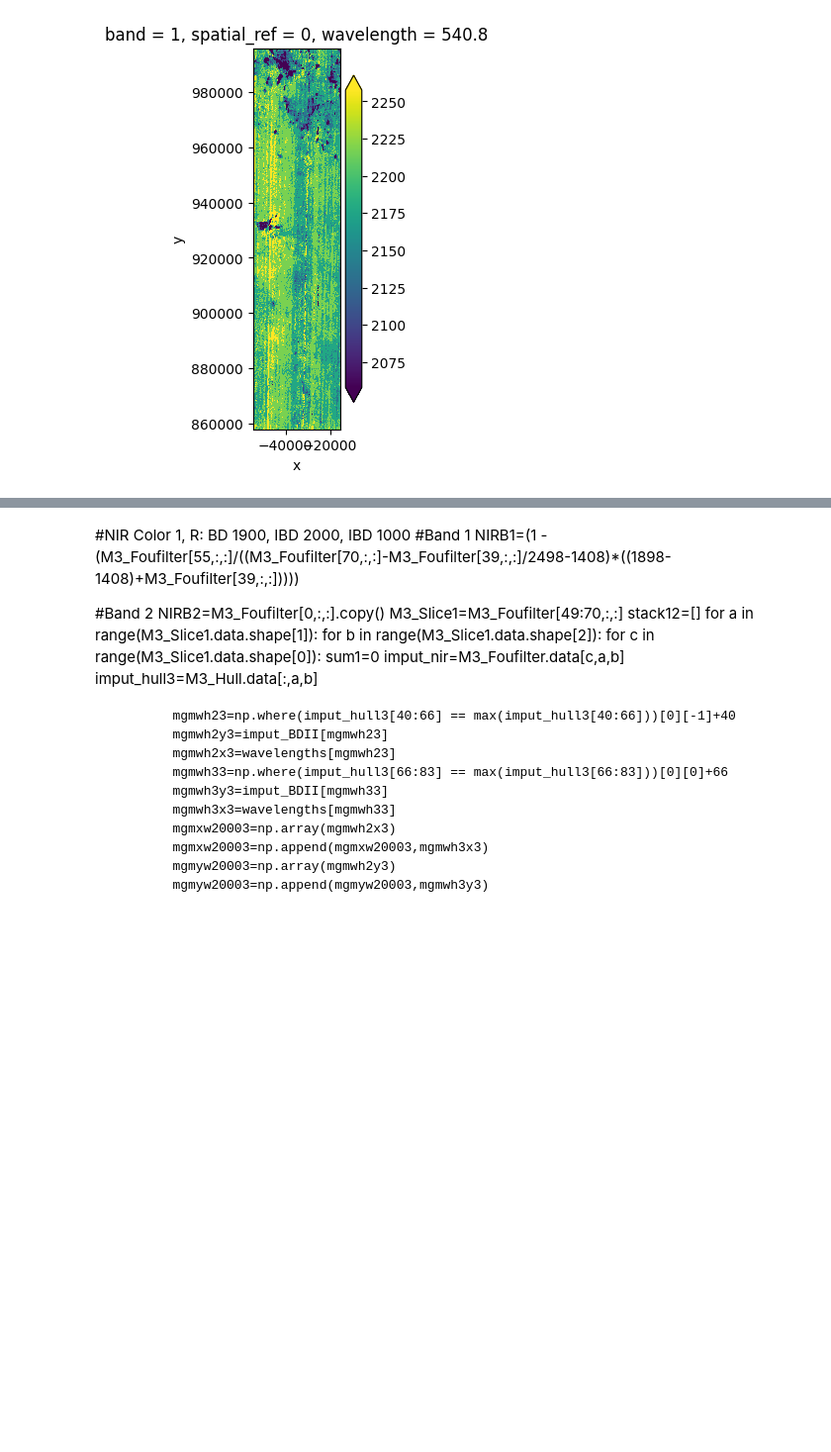
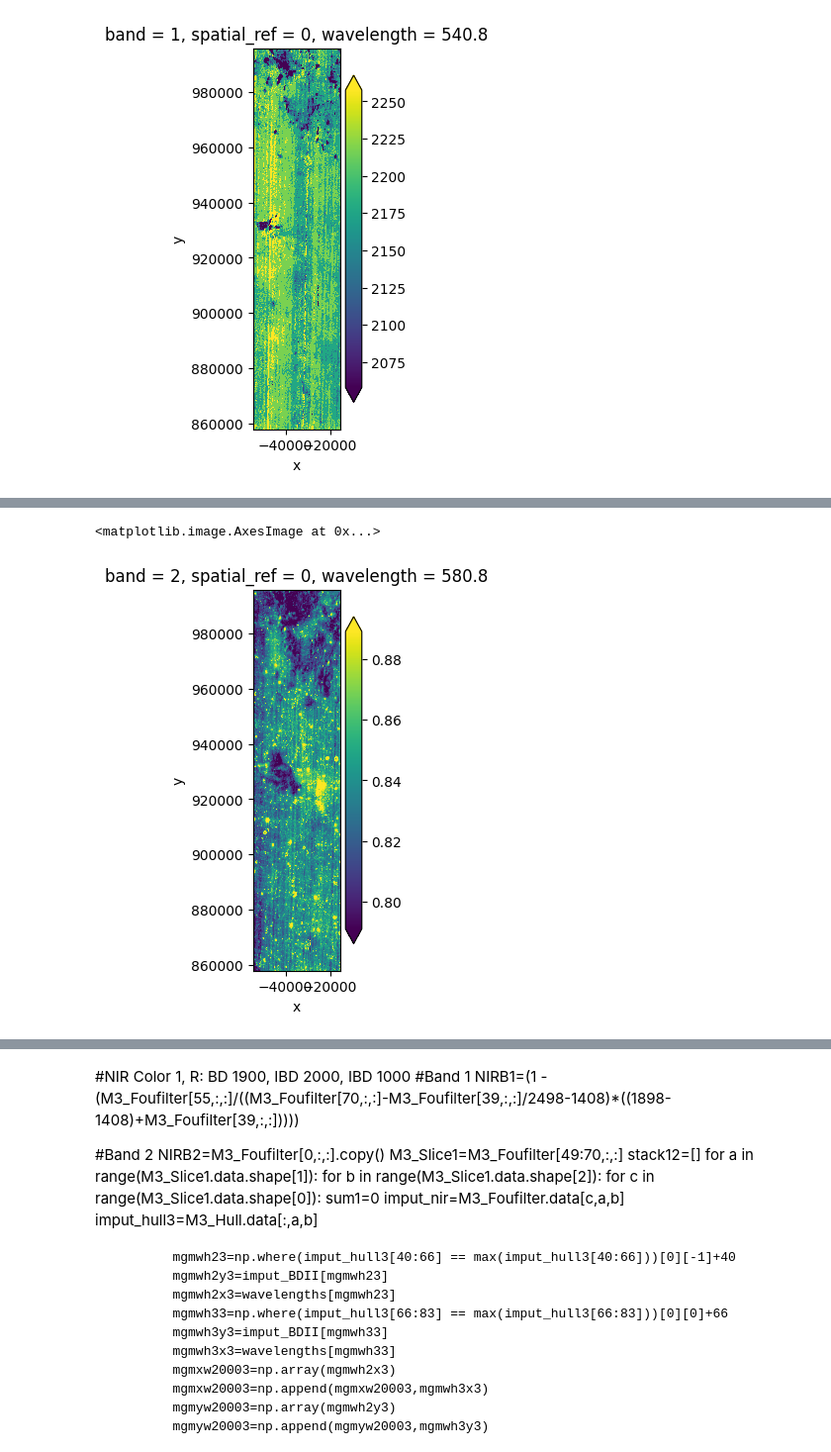
Before and after one commit to Javierunal16/MoonIndex, a Jupyter notebook: scripts/M3_Indexes.ipynb, the cells around one changed output, grey strips where cells are left out. Shown at 99% size. Saved outputs shown, nothing was run; the diff lists cells and outputs as text; code cells hidden in the pictures; blank space fills up the shorter version.

```diff
--- a/scripts/M3_Indexes.ipynb
+++ b/scripts/M3_Indexes.ipynb
@@ -278,9 +165,9 @@ SSBI.rio.to_raster(f'{path_results}/M3_{target}_SSBI.tif')
 # %%
-#Clem R: R750 nm/R540 nm, G:,R750 nm/R1000 nm, B:R540nm/R750 nm
-B1=M3_Foufilter[6,:,:]/M3_Foufilter[0,:,:]
-B2=M3_Foufilter[6,:,:]/M3_Foufilter[19,:,:]
-B3=M3_Foufilter[0,:,:]/M3_Foufilter[6,:,:]
-CLEM=M3_Foufilter[0:3,:,:].copy()
-CLEM.data=np.dstack((B1,B2,B3)).transpose(2,0,1)
-CLEM.rio.to_raster(f'{path_results}/M3_{target}_CLEM.tif')
+#Clementine-like RGB. R: R750 nm/R540 nm, G:,R750 nm/R1000 nm, B:R540nm/R750 nm
+M3_clem=M3spectral.indexes.clementine(M3_fourier) #Inputs filtered cube
+M3_clem.rio.to_raster(f'{path_results}/M3_{target}_CLEM.tif')
+M3spectral.plotting.cube_plot(M3_clem,1,5)
+# %% [output]
+<matplotlib.image.AxesImage at 0x...>
+[figure, added]
 # %%
```
Also changed, not shown: parts of 24 cells of this notebook, 2 other files.
